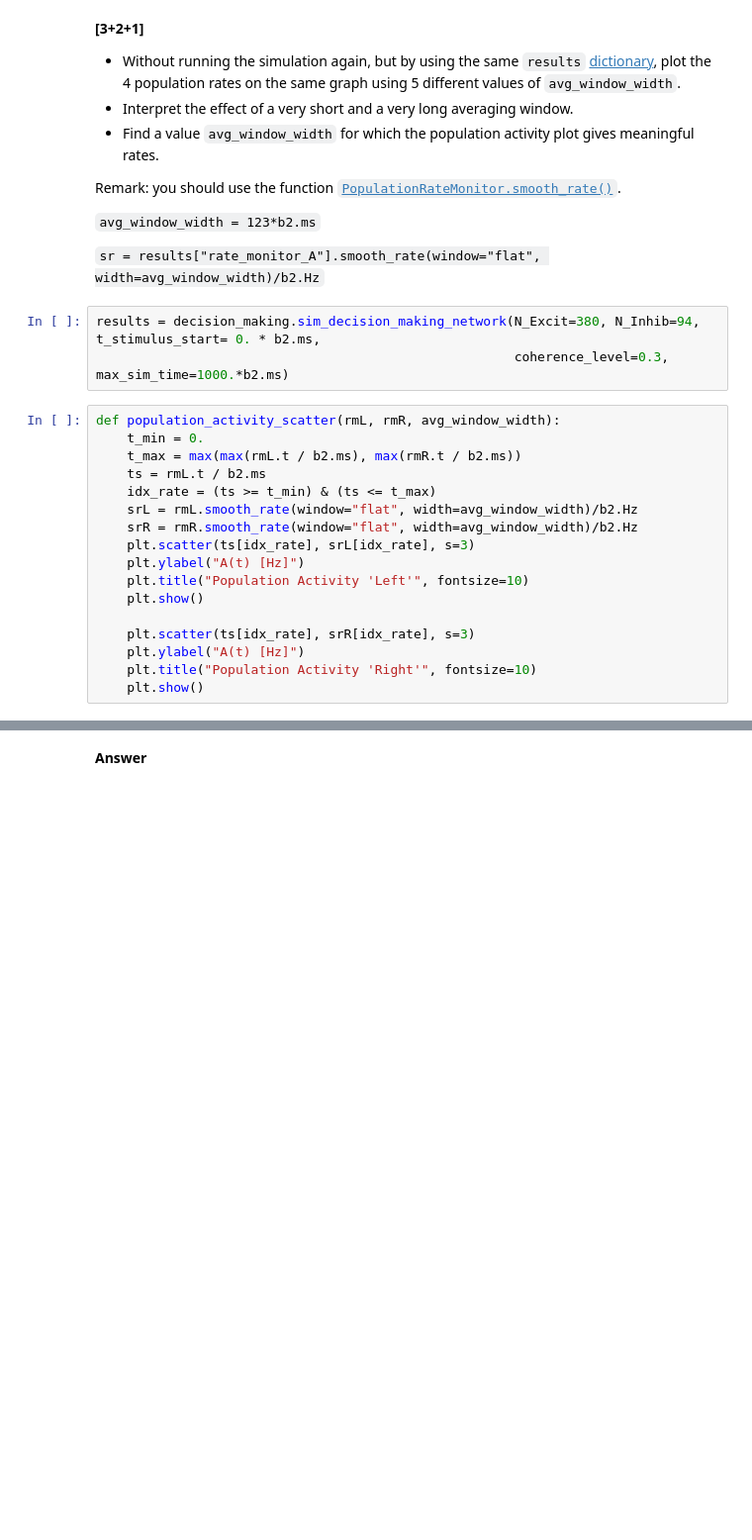
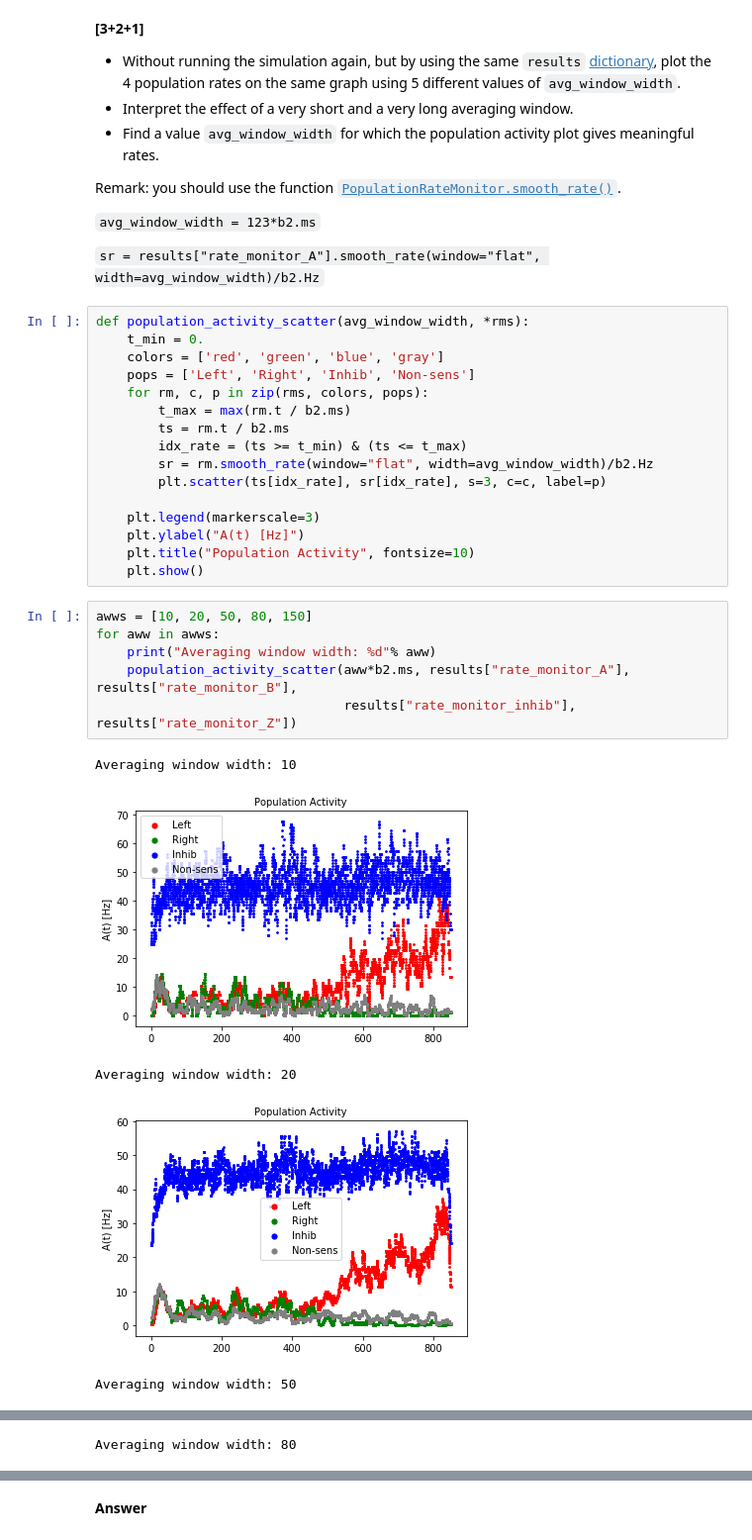
Before and after one commit to marcoabrate/biologicalmodelingofnn, a Jupyter notebook: project3/Ex3_firstName_lastName_0000.ipynb, the cells around one changed output, grey strips where cells are left out. Shown at 99% size. Saved outputs shown, nothing was run; the diff lists cells and outputs as text; blank space fills up the shorter version.

```diff
--- a/project3/Ex3_firstName_lastName_0000.ipynb
+++ b/project3/Ex3_firstName_lastName_0000.ipynb
@@ -177,23 +185,31 @@ Remark: you should use the function [`PopulationRateMonitor.smooth_rate()`](http
 `avg_window_width = 123*b2.ms`
 
 `sr = results["rate_monitor_A"].smooth_rate(window="flat", width=avg_window_width)/b2.Hz`
-# %%
-results = decision_making.sim_decision_making_network(N_Excit=380, N_Inhib=94, t_stimulus_start= 0. * b2.ms,
-                                                      coherence_level=0.3, max_sim_time=1000.*b2.ms)
 # %%
-def population_activity_scatter(rmL, rmR, avg_window_width):
+def population_activity_scatter(avg_window_width, *rms):
     t_min = 0.
-    t_max = max(max(rmL.t / b2.ms), max(rmR.t / b2.ms))
-    ts = rmL.t / b2.ms
-    idx_rate = (ts >= t_min) & (ts <= t_max)
-    srL = rmL.smooth_rate(window="flat", width=avg_window_width)/b2.Hz
-    srR = rmR.smooth_rate(window="flat", width=avg_window_width)/b2.Hz
-    plt.scatter(ts[idx_rate], srL[idx_rate], s=3)
+    colors = ['red', 'green', 'blue', 'gray']
+    pops = ['Left', 'Right', 'Inhib', 'Non-sens']
+    for rm, c, p in zip(rms, colors, pops):
+        t_max = max(rm.t / b2.ms)
+        ts = rm.t / b2.ms
+        idx_rate = (ts >= t_min) & (ts <= t_max)
+        sr = rm.smooth_rate(window="flat", width=avg_window_width)/b2.Hz
+        plt.scatter(ts[idx_rate], sr[idx_rate], s=3, c=c, label=p)
+
+    plt.legend(markerscale=3)
     plt.ylabel("A(t) [Hz]")
-    plt.title("Population Activity 'Left'", fontsize=10)
+    plt.title("Population Activity", fontsize=10)
     plt.show()
-
-    plt.scatter(ts[idx_rate], srR[idx_rate], s=3)
-    plt.ylabel("A(t) [Hz]")
-    plt.title("Population Activity 'Right'", fontsize=10)
-    plt.show()
+# %%
+awws = [10, 20, 50, 80, 150]
+for aww in awws:
+    print("Averaging window width: %d"% aww)
+    population_activity_scatter(aww*b2.ms, results["rate_monitor_A"], results["rate_monitor_B"],
+                                results["rate_monitor_inhib"], results["rate_monitor_Z"])
+# %% [output]
+Averaging window width: 10
+[figure, added]
+Averaging window width: 20
+[figure, added]
+Averaging window width: 50
@@ -199,0 +217 @@ def population_activity_scatter(rmL, rmR, avg_window_width):
+Averaging window width: 80
```
Also changed, not shown: parts of 6 cells of this notebook.
